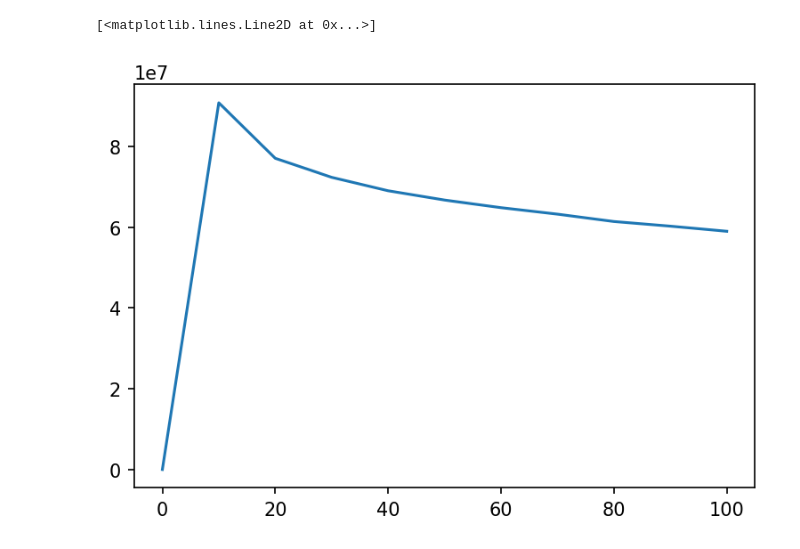
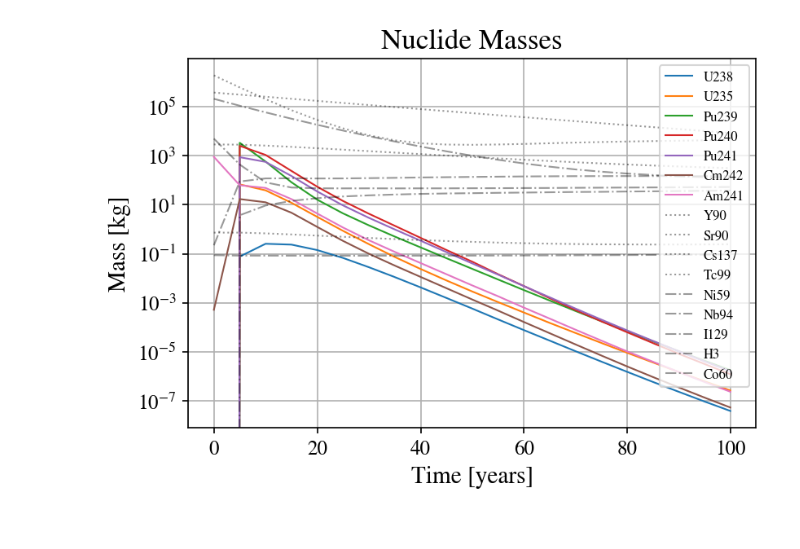
Before and after one commit to j-fletcher/barc_blanket, a Jupyter notebook: postprocess_depletion.ipynb, the cells around one changed output. Saved outputs shown, nothing was run; the diff lists cells and outputs as text; code cells hidden in the pictures.

```diff
--- a/postprocess_depletion.ipynb
+++ b/postprocess_depletion.ipynb
@@ -26,0 +12,16 @@ print(max_keys)
+# %%
+cases = {#"case 1" : "./new_depletion_results/barc-v5-full-tank-10-percent-flibe",
+         "case 2" : "./depletion_results_final/barc-v7-10-percent-waste-full-tank",
+         "case 3" : "./depletion_results_final/barc-v7-10-percent-waste-full-tank-fertile-removed",
+         "case 4" : "./depletion_results_final/barc-v7-10-percent-waste-sludge-CsSr-removed",
+         "case 5" : "./depletion_results_final/barc-v7-10-percent-waste-sludge-CsSr-fertile-removed",
+         "case 6" : "./depletion_results_final/barc-v7-10-percent-waste-sludge",
+         "case 7" : "./depletion_results_final/barc-v7-10-percent-waste-sludge-fertile-removed",
+         "case 8" : "./depletion_results_final/barc-v7-10-percent-waste-sludge-NO-RADIONUCLIDES",
+         "case 9" : "./depletion_results_final/barc-v7-10-percent-waste-sludge-U238-removed",
+         }
+
+results = {}
+for case, filename in cases.items():
+    print(f"Processing {case}")
+    results[case] = openmc.deplete.Results(filename+'/depletion_results.h5')
@@ -73,7 +103,46 @@ plt.show()
-# %%
-times, heat = result.get_decay_heat(mat='15')
-fig, ax = plt.subplots(dpi=150)
-ax.plot(times/60/60/24/365, heat)
-# %% [output]
-[<matplotlib.lines.Line2D at 0x...>]
-[figure, removed]
+# %%
+fig, ax = plt.subplots(dpi=150)
+
+case = "case 7"
+mat_id = "8"
+total_mass = np.zeros(len(results[case].get_times()))
+
+for i in actinides:
+    try:
+        times, values = results[case].get_mass(mat=mat_id,nuc=i,mass_units="g",time_units="a")
+        total_mass += values
+        ax.plot(times, values, label=i,ls="-",lw=1)
+    except:
+        print(f"Could not find {i}")
+        continue
+
+for i in fission_products:
+    try:
+        times, values = results[case].get_mass(mat=mat_id,nuc=i,mass_units="g",time_units="a")
+        total_mass += values
+        ax.plot(times, values, label=i,ls=":",lw=1,color="k",alpha=0.4)
+    except:
+        continue
+
+for i in problem_nuclides:
+    try:
+        times, values = results[case].get_mass(mat=mat_id,nuc=i,mass_units="g",time_units="a")
+        total_mass += values
+        ax.semilogy(times, values, label=i,ls="-.",lw=1, color="k",alpha=0.4)
+    except:
+        continue
+
+#ax.semilogy(times, total_mass, label="Total", color="black",lw=2)
+ax.legend(fontsize=8,loc="upper right")
+#ax.set_yscale("log")
+#ax.set_ylim(1,1e6)
+ax.grid()
+plt.xlabel("Time [years]")
+plt.ylabel("Mass [kg]")
+# Customize tick labels
+ax.tick_params(axis='both', which='major', labelsize=12)
+ax.tick_params(axis='both', which='minor', labelsize=10)
+plt.title("Nuclide Masses")
+plt.savefig("old.png")
+# %% [output]
+[figure, added]
```
Also changed, not shown: parts of 15 cells of this notebook, 8 other files.
